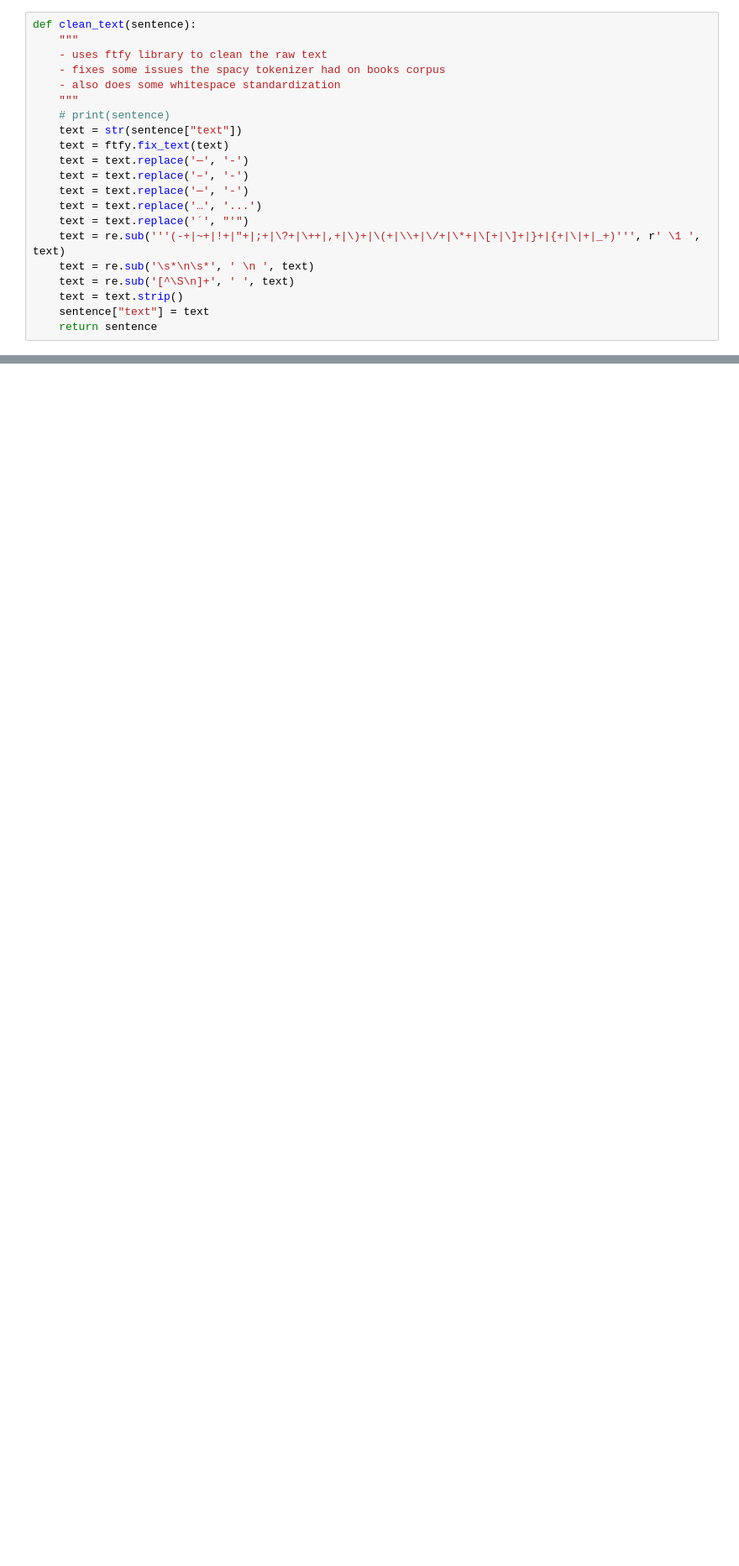
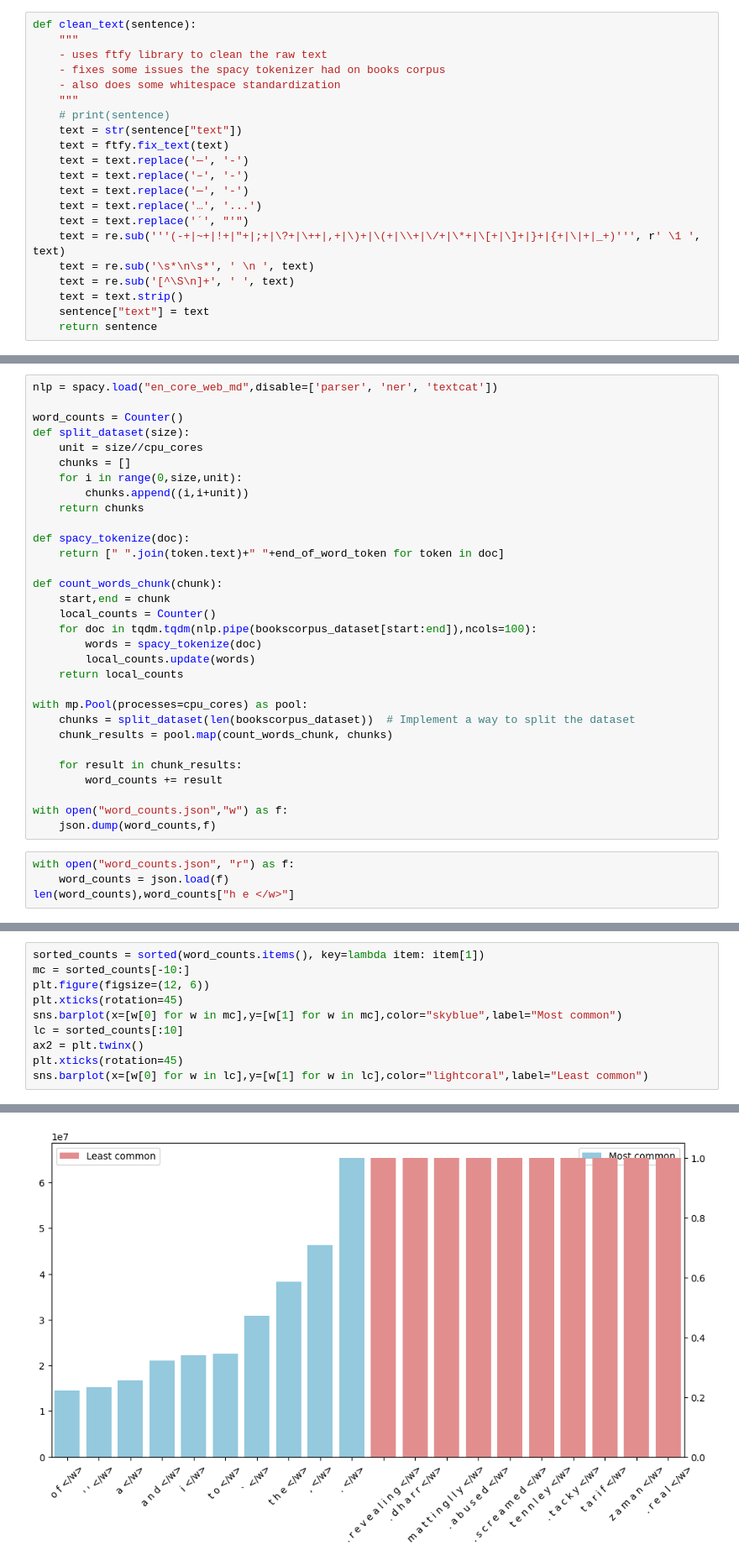
Before and after one commit to PeterKahenya/gpt1_new, a Jupyter notebook: gpt1.ipynb, the cells around one changed output, grey strips where cells are left out. Shown: that part at 84% size. Drawn from its saved outputs; the diff is of its cells as text; blank space fills up the shorter version.

Commit message:
count words

```diff
--- a/gpt1.ipynb
+++ b/gpt1.ipynb
@@ -63,0 +83,35 @@ bookscorpus_dataset = datasets.load_from_disk("datasets/bookscorpus_cleaned")["t
+# %%
+nlp = spacy.load("en_core_web_md",disable=['parser', 'ner', 'textcat'])
+
+word_counts = Counter()
+def split_dataset(size):
+    unit = size//cpu_cores
+    chunks = []
+    for i in range(0,size,unit):
+        chunks.append((i,i+unit))
+    return chunks
+
+def spacy_tokenize(doc):
+    return [" ".join(token.text)+" "+end_of_word_token for token in doc]
+
+def count_words_chunk(chunk):
+    start,end = chunk
+    local_counts = Counter()
+    for doc in tqdm.tqdm(nlp.pipe(bookscorpus_dataset[start:end]),ncols=100):
+        words = spacy_tokenize(doc)
+        local_counts.update(words)
+    return local_counts
+
+with mp.Pool(processes=cpu_cores) as pool:
+    chunks = split_dataset(len(bookscorpus_dataset))  # Implement a way to split the dataset
+    chunk_results = pool.map(count_words_chunk, chunks)
+
+    for result in chunk_results:
+        word_counts += result
+
+with open("word_counts.json","w") as f:
+    json.dump(word_counts,f)
+# %%
+with open("word_counts.json", "r") as f:
+    word_counts = json.load(f)
+len(word_counts),word_counts["h e </w>"]
@@ -63,0 +122,11 @@ bookscorpus_dataset = datasets.load_from_disk("datasets/bookscorpus_cleaned")["t
+# %%
+sorted_counts = sorted(word_counts.items(), key=lambda item: item[1])
+mc = sorted_counts[-10:]
+plt.figure(figsize=(12, 6))
+plt.xticks(rotation=45)
+sns.barplot(x=[w[0] for w in mc],y=[w[1] for w in mc],color="skyblue",label="Most common")
+lc = sorted_counts[:10]
+ax2 = plt.twinx()
+plt.xticks(rotation=45)
+sns.barplot(x=[w[0] for w in lc],y=[w[1] for w in lc],color="lightcoral",label="Least common")
+# %% [output]
@@ -63,0 +134 @@ bookscorpus_dataset = datasets.load_from_disk("datasets/bookscorpus_cleaned")["t
+[figure, added]
```
Also changed, not shown: parts of 11 cells of this notebook, 4 other files.
